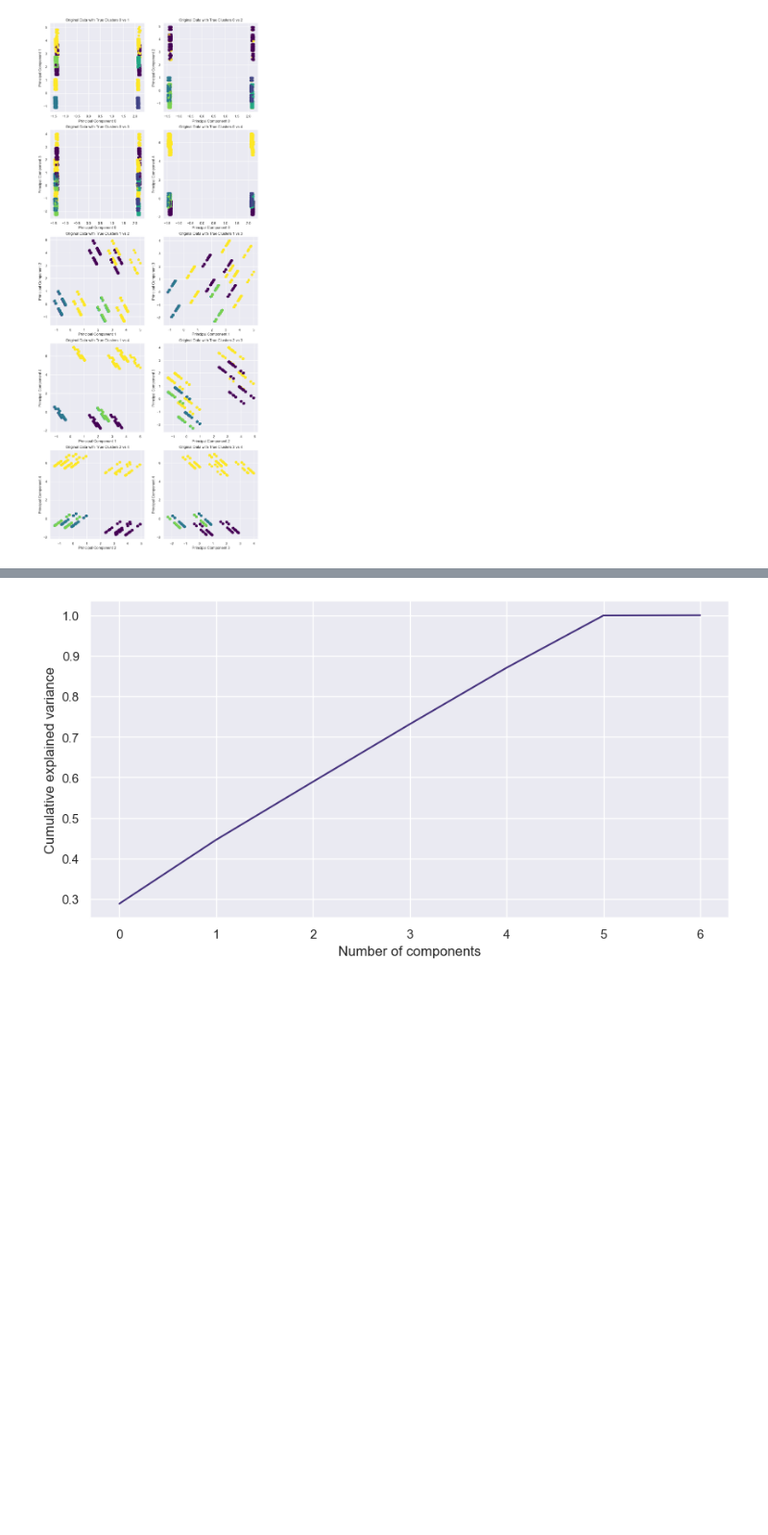
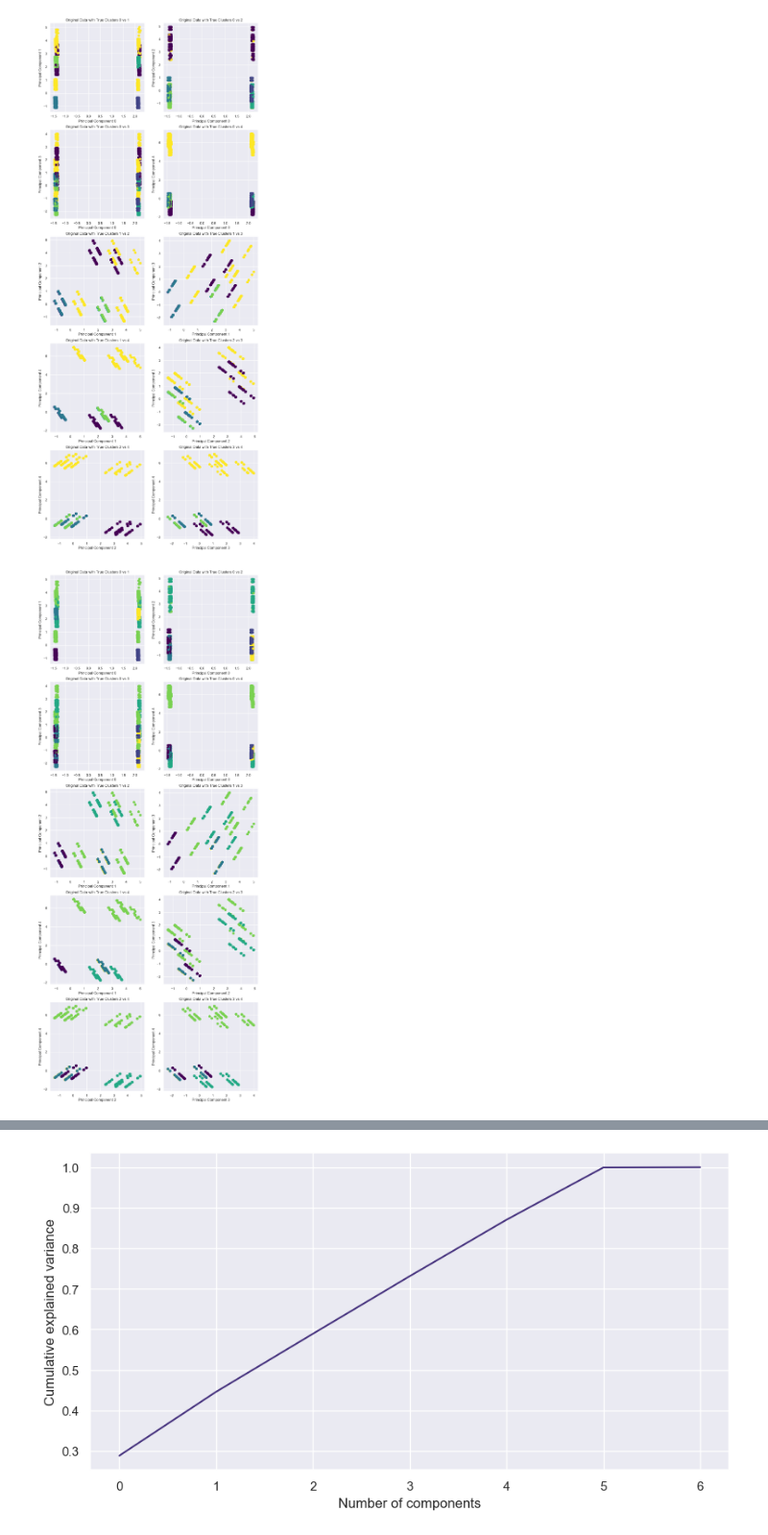
Before and after one commit to MilicaRangelov/Masinsko_ucenje, a Jupyter notebook: drugi_projekat/french_store/french_store.ipynb, the cells around one changed output, grey strips where cells are left out. Shown at 96% size. Cells and saved outputs as stored; diff of their text form; code cells hidden in the pictures; blank space fills up the shorter version.

Commit message:
Added some visualization

```diff
--- a/drugi_projekat/french_store/french_store.ipynb
+++ b/drugi_projekat/french_store/french_store.ipynb
@@ -313,6 +313,25 @@ for i, (x, y) in enumerate(plots_components):
     plt.ylabel(f'Principal Component {y}')
 # %% [output]
 [figure]
+# %%
+agg_clustering = AgglomerativeClustering(n_clusters=6)
+labels = agg_clustering.fit_predict(df)
+
+
+plt.figure(figsize=(12, 30))
+
+plots_components = [(0, 1), (0, 2), (0, 3), (0, 4), (1, 2),
+                    (1, 3), (1, 4), (2, 3), (2, 4), (3, 4)]
+
+for i, (x, y) in enumerate(plots_components):
+    plt.subplot(5, 2, i+1)
+    plt.scatter(X_pca[:, x], X_pca[:, y], c=labels,
+                cmap='viridis', s=50)
+    plt.title(f'Original Data with True Clusters {x} vs {y}')
+    plt.xlabel(f'Principal Component {x}')
+    plt.ylabel(f'Principal Component {y}')
+# %% [output]
+[figure, added]
 # %%
 df2 = df.copy()
 # %%
```
Also changed, not shown: parts of 1 cell of this notebook.
